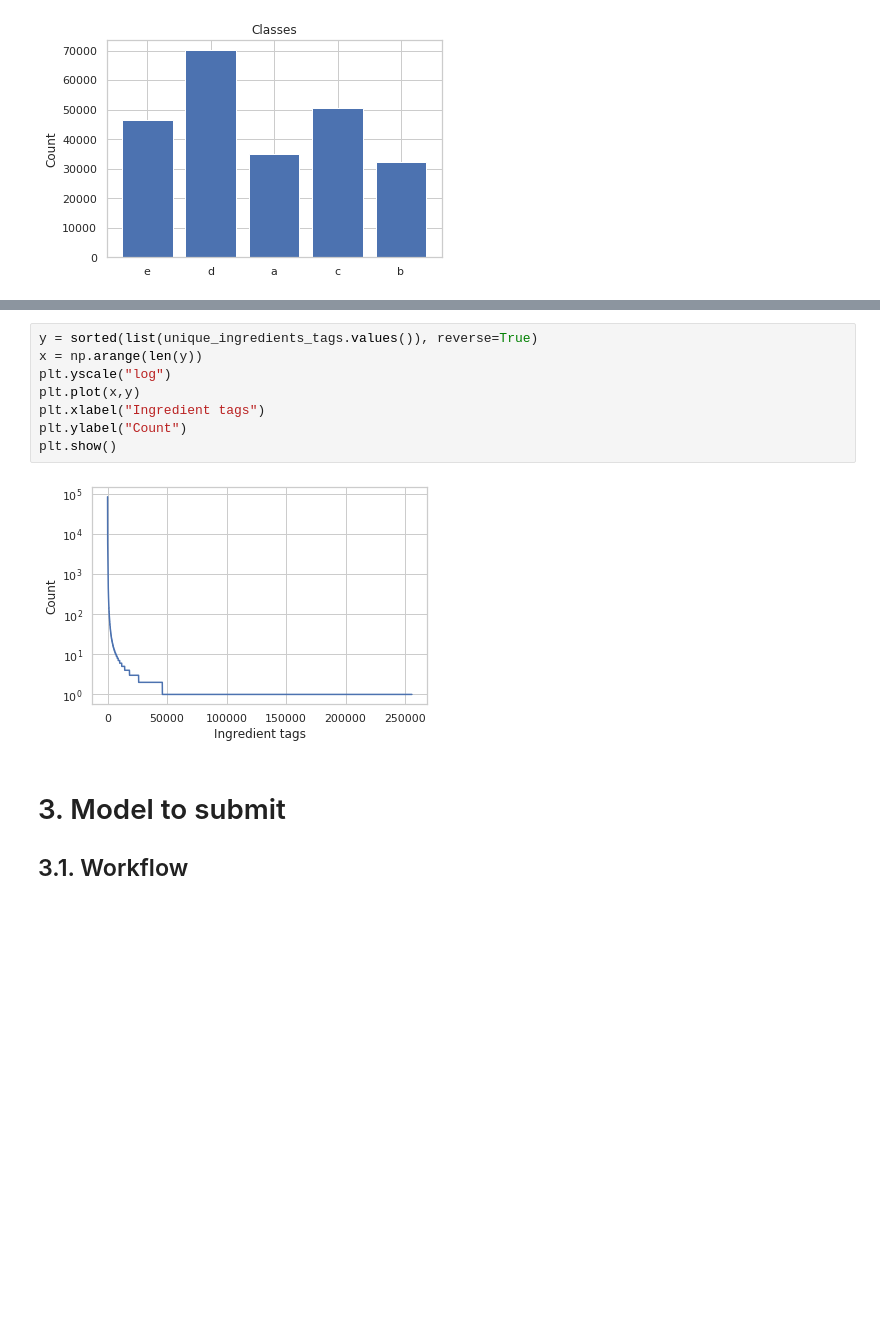
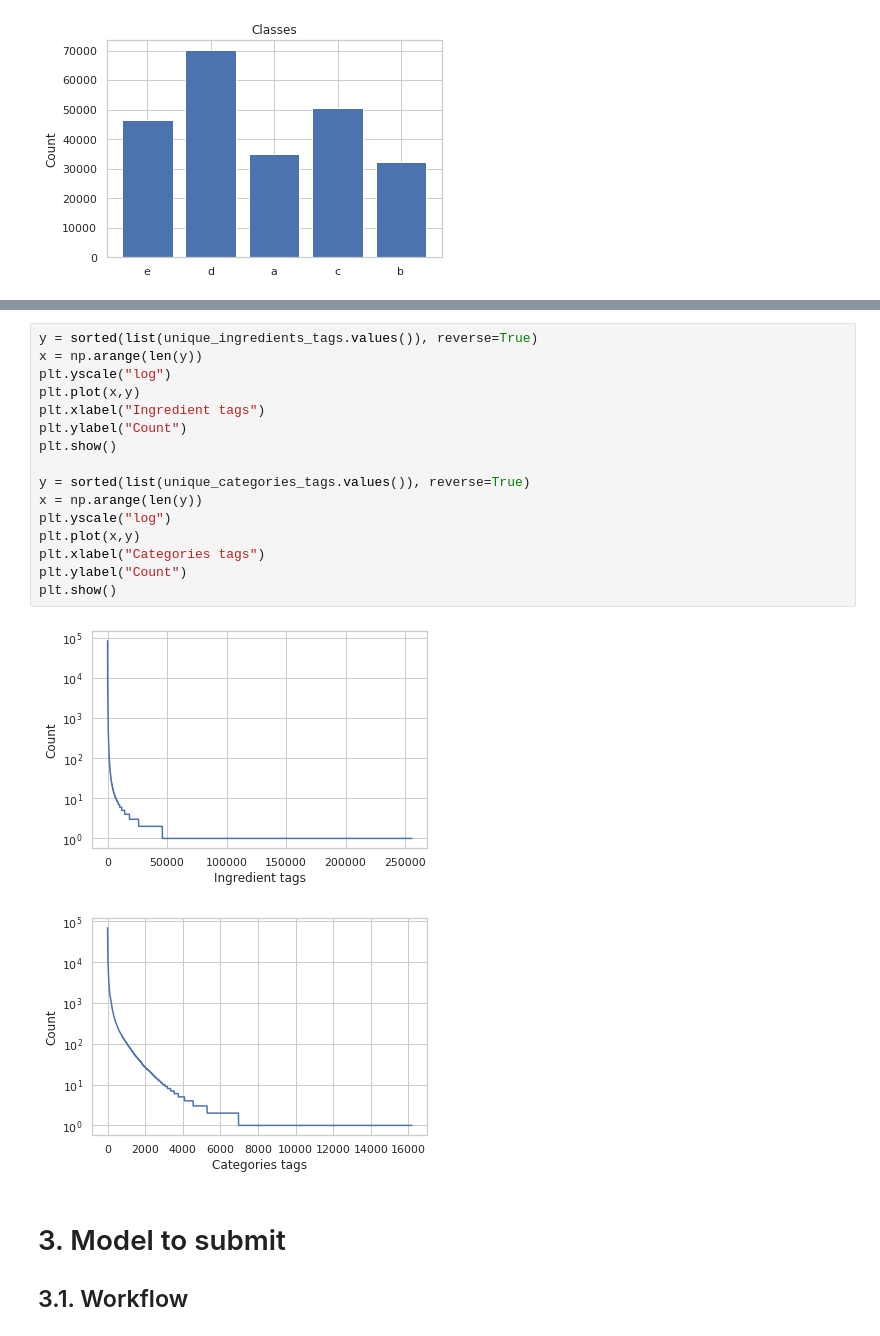
Before and after one commit to k3nz0/nutriscore-prediction, a Jupyter notebook: nutriscore_prediction.ipynb, the cells around one changed output, grey strips where cells are left out. Cells and saved outputs as stored; diff of their text form; blank space fills up the shorter version.

```diff
--- a/nutriscore_prediction.ipynb
+++ b/nutriscore_prediction.ipynb
@@ -200,13 +217,22 @@ As it is shown on the graph below, there is an important number of ingredients t
 # %%
 y = sorted(list(unique_ingredients_tags.values()), reverse=True)
 x = np.arange(len(y))
 plt.yscale("log")
 plt.plot(x,y)
 plt.xlabel("Ingredient tags")
 plt.ylabel("Count")
 plt.show()
+
+y = sorted(list(unique_categories_tags.values()), reverse=True)
+x = np.arange(len(y))
+plt.yscale("log")
+plt.plot(x,y)
+plt.xlabel("Categories tags")
+plt.ylabel("Count")
+plt.show()
 # %% [output]
 [figure]
+[figure, added]
 # %% [markdown]
 # 3. Model to submit
 ## 3.1. Workflow
```
Also changed, not shown: parts of 9 cells of this notebook.
